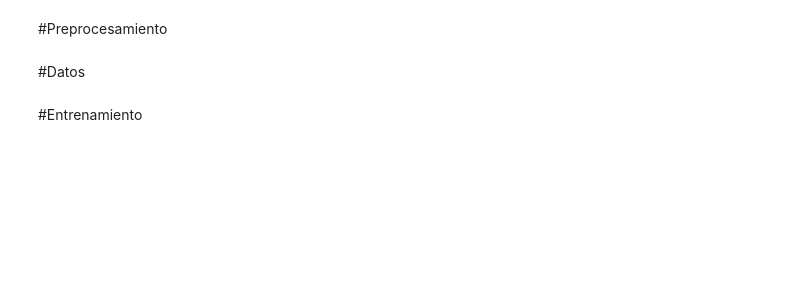
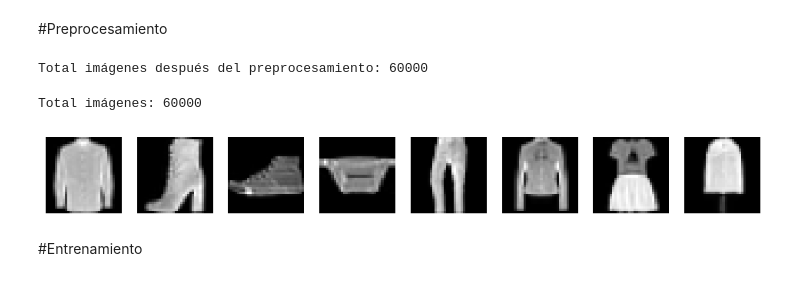
Before and after one commit to eviediaz/GAN_Experiment, a Jupyter notebook: DiazQuevedoEvieNataly_DeepLearning_GAN.ipynb, the cells around one changed output. Saved outputs shown, nothing was run; the diff lists cells and outputs as text; code cells hidden in the pictures; blank space fills up the shorter version.

```diff
--- a/DiazQuevedoEvieNataly_DeepLearning_GAN.ipynb
+++ b/DiazQuevedoEvieNataly_DeepLearning_GAN.ipynb
@@ -25,6 +167,57 @@ GANs
 # %% [markdown]
 #Preprocesamiento
-# %% [markdown]
-#Datos
+# %%
+# Transformaciones: escala a [-1, 1] para usar Tanh en el generador
+transform = transforms.Compose([
+    transforms.Resize(32),               # opcional, para DCGAN
+    transforms.ToTensor(),
+    transforms.Normalize((0.5,), (0.5,)) # rango [-1,1]
+])
+
+# Aplicar al dataset de entrenamiento
+dataset = datasets.FashionMNIST(root="data", train=True, transform=transform, download=True)
+dataloader = DataLoader(dataset, batch_size=128, shuffle=True)
+
+print(f"Total imágenes después del preprocesamiento: {len(dataset)}")
+# %% [output]
+Total imágenes después del preprocesamiento: 60000
+# %%
+# Transformaciones
+transform = transforms.Compose([
+    transforms.Resize(32),              # Escalar a 32x32 para mejor estabilidad (opcional)
+    transforms.ToTensor(),              # Convertir a tensor [0,1]
+    transforms.Normalize((0.5,), (0.5,)) # Normalizar a [-1,1]
+])
+# %%
+# Dataset Fashion-MNIST
+dataset = datasets.FashionMNIST(
+    root="data",
+    train=True,
+    transform=transform,
+    download=True
+)
+
+# DataLoader
+batch_size = 128
+dataloader = DataLoader(dataset, batch_size=batch_size, shuffle=True)
+
+print(f"Total imágenes: {len(dataset)}")
+# %% [output]
+Total imágenes: 60000
+# %%
+# Obtener un batch
+images, labels = next(iter(dataloader))
+
+# Denormalizar para visualización (volver a [0,1])
+def denormalize(img):
+    return img * 0.5 + 0.5
+
+fig, axes = plt.subplots(1, 8, figsize=(12, 2))
+for i in range(8):
+    axes[i].imshow(denormalize(images[i]).squeeze().numpy(), cmap="gray")
+    axes[i].axis("off")
+plt.show()
+# %% [output]
+[figure, added]
 # %% [markdown]
 #Entrenamiento
```
Also changed, not shown: parts of 22 cells of this notebook.
